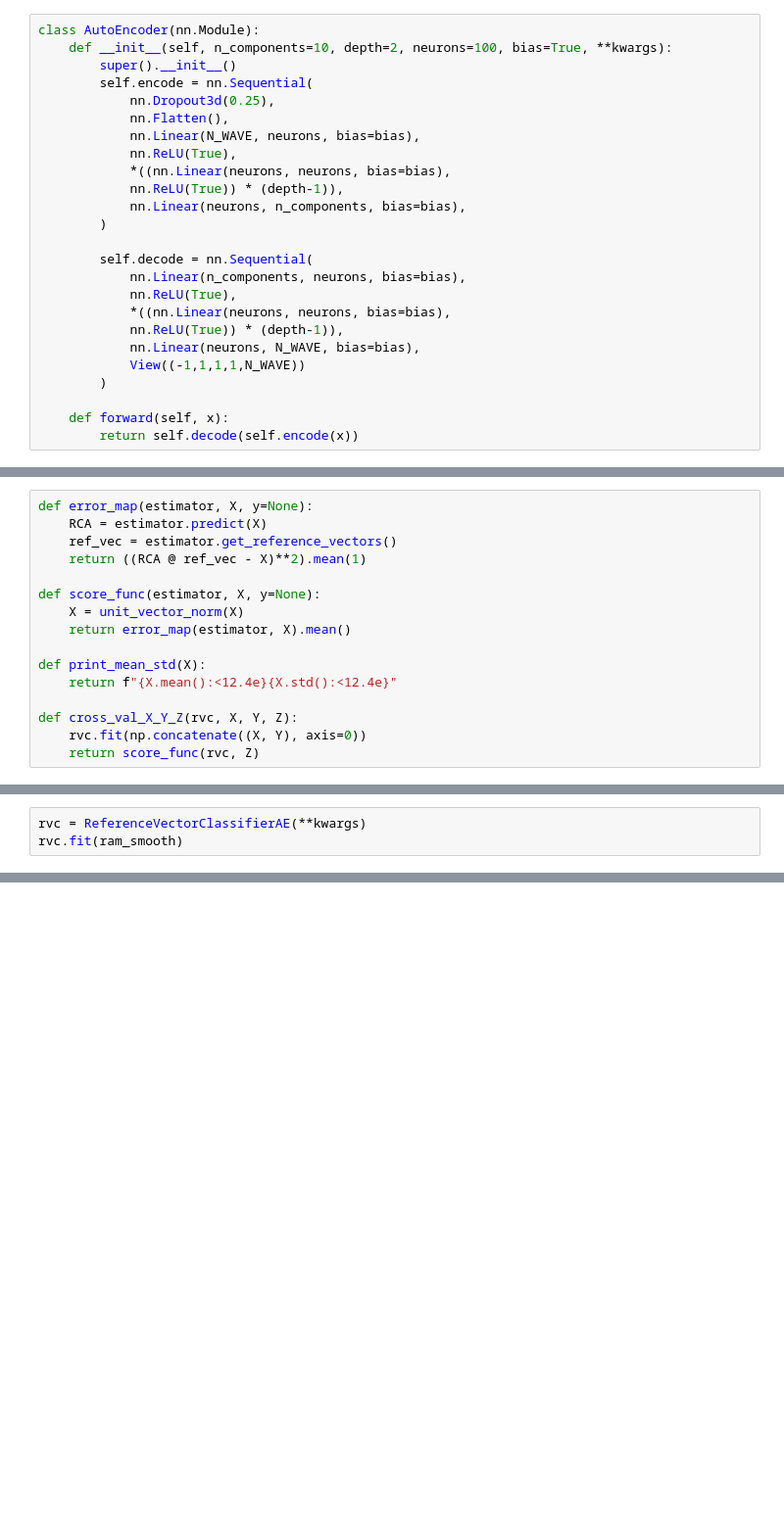
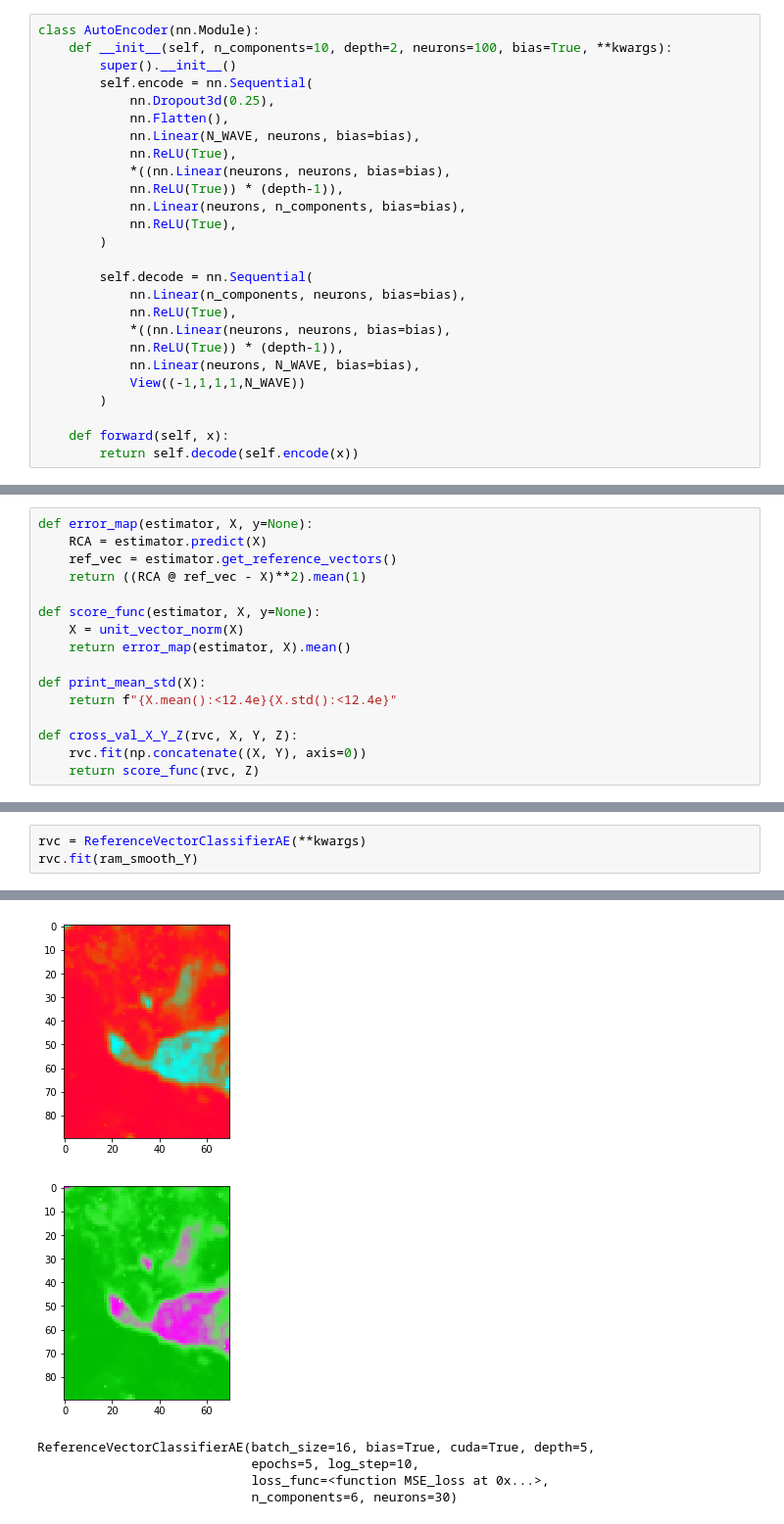
Before and after one commit to jjgsherwood/Bacholar_Thesis, a Jupyter notebook: autoencoder_preproced_data.ipynb, the cells around one changed output, grey strips where cells are left out. Shown at 98% size. Cells and saved outputs as stored; diff of their text form; blank space fills up the shorter version.

```diff
--- a/autoencoder_preproced_data.ipynb
+++ b/autoencoder_preproced_data.ipynb
@@ -115,6 +121,7 @@ class AutoEncoder(nn.Module):
             *((nn.Linear(neurons, neurons, bias=bias),
             nn.ReLU(True)) * (depth-1)),
             nn.Linear(neurons, n_components, bias=bias),
+            nn.ReLU(True),
         )
 
         self.decode = nn.Sequential(
@@ -256,6 +270,6 @@ kwargs = {'n_components': 4,
          }
 # %%
 rvc = ReferenceVectorClassifierAE(**kwargs)
-rvc.fit(ram_smooth)
+rvc.fit(ram_smooth_Y)
 # %% [output]
 --------------------------------------------------
@@ -278 +292,7 @@ Elapsed time: 0h 0m 3s
+[figure, added]
+[figure, added]
+ReferenceVectorClassifierAE(batch_size=16, bias=True, cuda=True, depth=5,
+                            epochs=5, log_step=10,
+                            loss_func=<function MSE_loss at 0x...>,
+                            n_components=6, neurons=30)
 # %%
```
Also changed, not shown: parts of 8 cells of this notebook, 1 other file.
